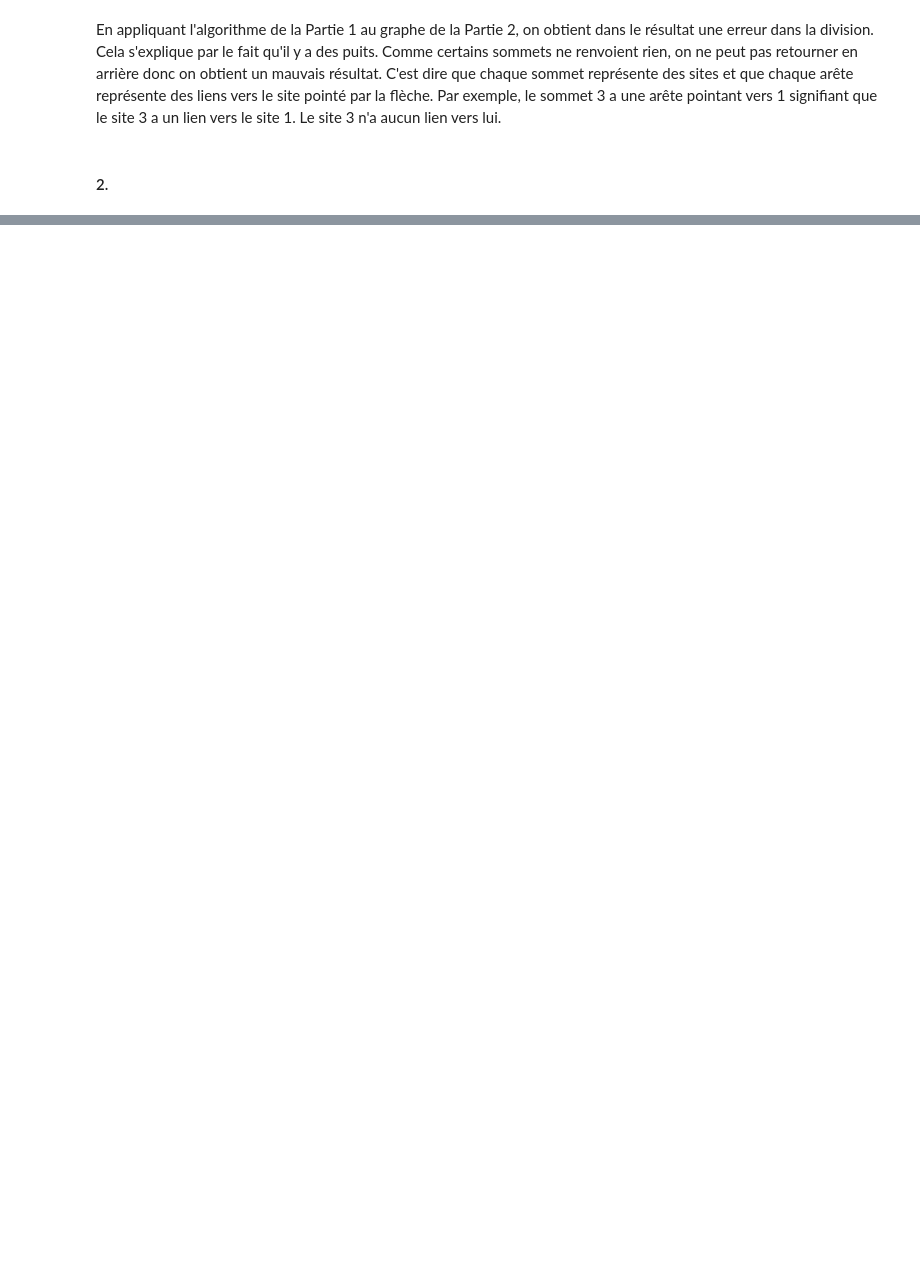
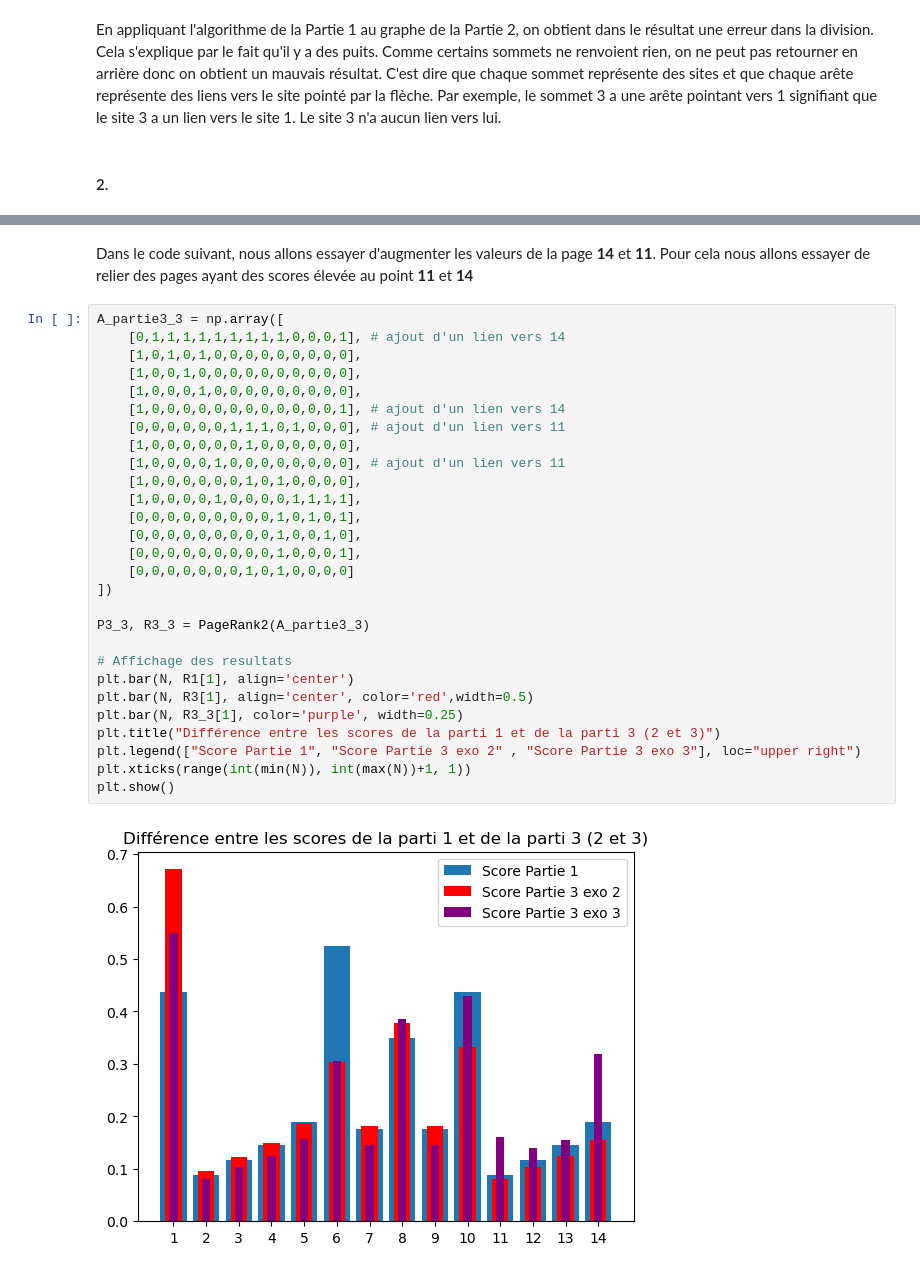
Before and after one commit to BAURENS-TORRENTE-Valentin-24006115/S2.02, a Jupyter notebook: Untitled.ipynb, the cells around one changed output, grey strips where cells are left out. Cells and saved outputs as stored; diff of their text form; blank space fills up the shorter version.

```diff
--- a/Untitled.ipynb
+++ b/Untitled.ipynb
@@ -244,0 +266,32 @@ Dans la configuration du graphe de la partie 3, nous pouvons constater que les s
+# %% [markdown]
+Dans le code suivant, nous allons essayer d'augmenter les valeurs de la page **14** et **11**. Pour cela nous allons essayer de relier des pages ayant des scores élevée au point **11** et **14**
+# %%
+A_partie3_3 = np.array([
+    [0,1,1,1,1,1,1,1,1,1,0,0,0,1], # ajout d'un lien vers 14
+    [1,0,1,0,1,0,0,0,0,0,0,0,0,0],
+    [1,0,0,1,0,0,0,0,0,0,0,0,0,0],
+    [1,0,0,0,1,0,0,0,0,0,0,0,0,0],
+    [1,0,0,0,0,0,0,0,0,0,0,0,0,1], # ajout d'un lien vers 14
+    [0,0,0,0,0,0,1,1,1,0,1,0,0,0], # ajout d'un lien vers 11
+    [1,0,0,0,0,0,0,1,0,0,0,0,0,0],
+    [1,0,0,0,0,1,0,0,0,0,0,0,0,0], # ajout d'un lien vers 11
+    [1,0,0,0,0,0,0,1,0,1,0,0,0,0],
+    [1,0,0,0,0,1,0,0,0,0,1,1,1,1],
+    [0,0,0,0,0,0,0,0,0,1,0,1,0,1],
+    [0,0,0,0,0,0,0,0,0,1,0,0,1,0],
+    [0,0,0,0,0,0,0,0,0,1,0,0,0,1],
+    [0,0,0,0,0,0,0,1,0,1,0,0,0,0]
+])
+
+P3_3, R3_3 = PageRank2(A_partie3_3)
+
+# Affichage des resultats
+plt.bar(N, R1[1], align='center')
+plt.bar(N, R3[1], align='center', color='red',width=0.5)
+plt.bar(N, R3_3[1], color='purple', width=0.25)
+plt.title("Différence entre les scores de la parti 1 et de la parti 3 (2 et 3)")
+plt.legend(["Score Partie 1", "Score Partie 3 exo 2" , "Score Partie 3 exo 3"], loc="upper right")
+plt.xticks(range(int(min(N)), int(max(N))+1, 1))
+plt.show()
+# %% [output]
+[figure, added]
```
Also changed, not shown: parts of 17 cells of this notebook, 1 other file.
